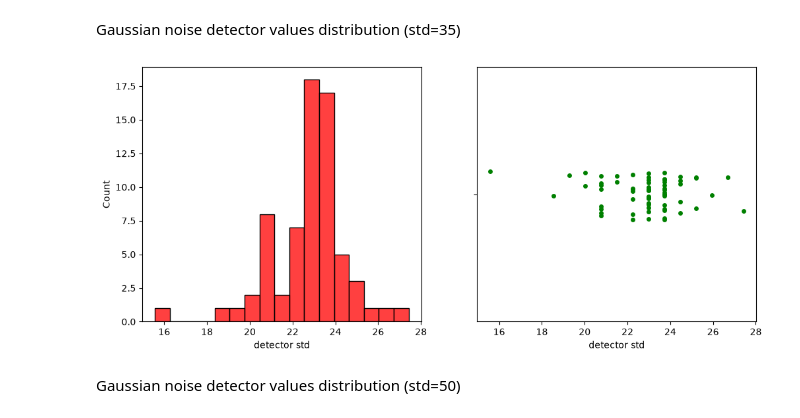
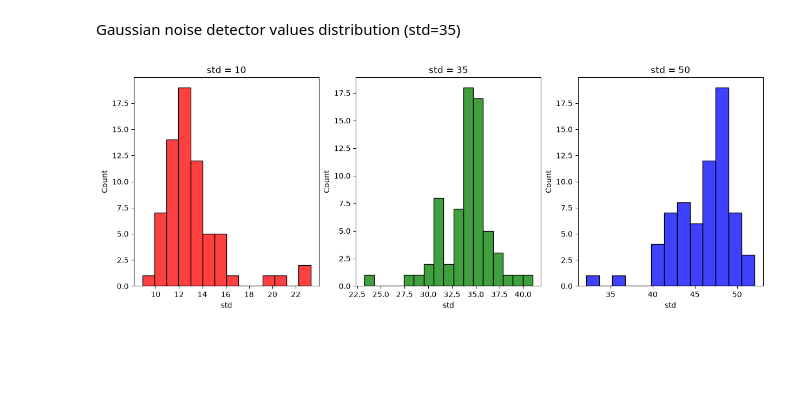
Before and after one commit to chaosmagnvm/Image-auto-denoising, a Jupyter notebook: notebooks/stats.ipynb, the cells around one changed output. Drawn from its saved outputs; the diff is of its cells as text; code cells hidden in the pictures; blank space fills up the shorter version.

```diff
--- a/notebooks/stats.ipynb
+++ b/notebooks/stats.ipynb
@@ -5,22 +5,26 @@ Gaussian noise detector values distribution (std=35)
 # %%
 import numpy as np
 import pandas as pd
 import matplotlib.pyplot as plt
 import seaborn as sns
 import json
 
 def create_df(std):
     df = pd.read_json(f"../analysis/noisy{std}.json")
     df = df.sort_values("name")
     df = df.reset_index(drop=True)
     return df
 
+df10 = create_df(10)
 df35 = create_df(35)
+df50 = create_df(50)
 
-fig, axes = plt.subplots(1, 2, figsize = (12, 5))
-axes[1] = sns.stripplot(data=df35, x="detector std", color="green", ax=axes[1])
-axes[0] = sns.histplot(data=df35, x="detector std", color="red", ax=axes[0])
+fig, axes = plt.subplots(1, 3, figsize = (15, 5))
+axes[0] = sns.histplot(data=df10, x="detector std", color="red", ax=axes[0])
+axes[0].set_title("std = 10")
+axes[1] = sns.histplot(data=df35, x="detector std", color="green", ax=axes[1])
+axes[1].set_title("std = 35")
+axes[2] = sns.histplot(data=df50, x="detector std", color="blue", ax=axes[2])
+axes[2].set_title("std = 50");
 # %% [output]
-[figure, old version]
+[figure, new version]
-# %% [markdown]
-Gaussian noise detector values distribution (std=50)
```
Also changed, not shown: parts of 7 cells of this notebook, 5 other files.
